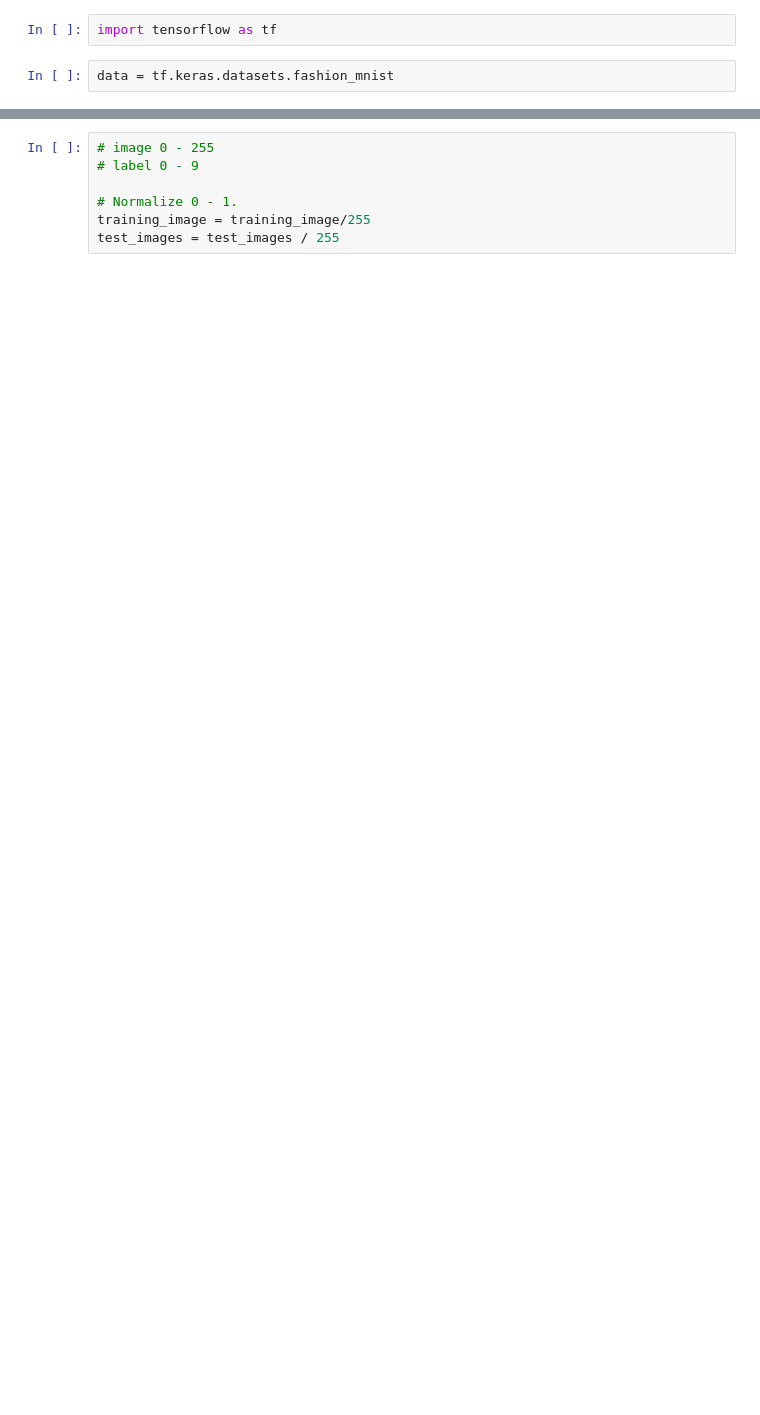
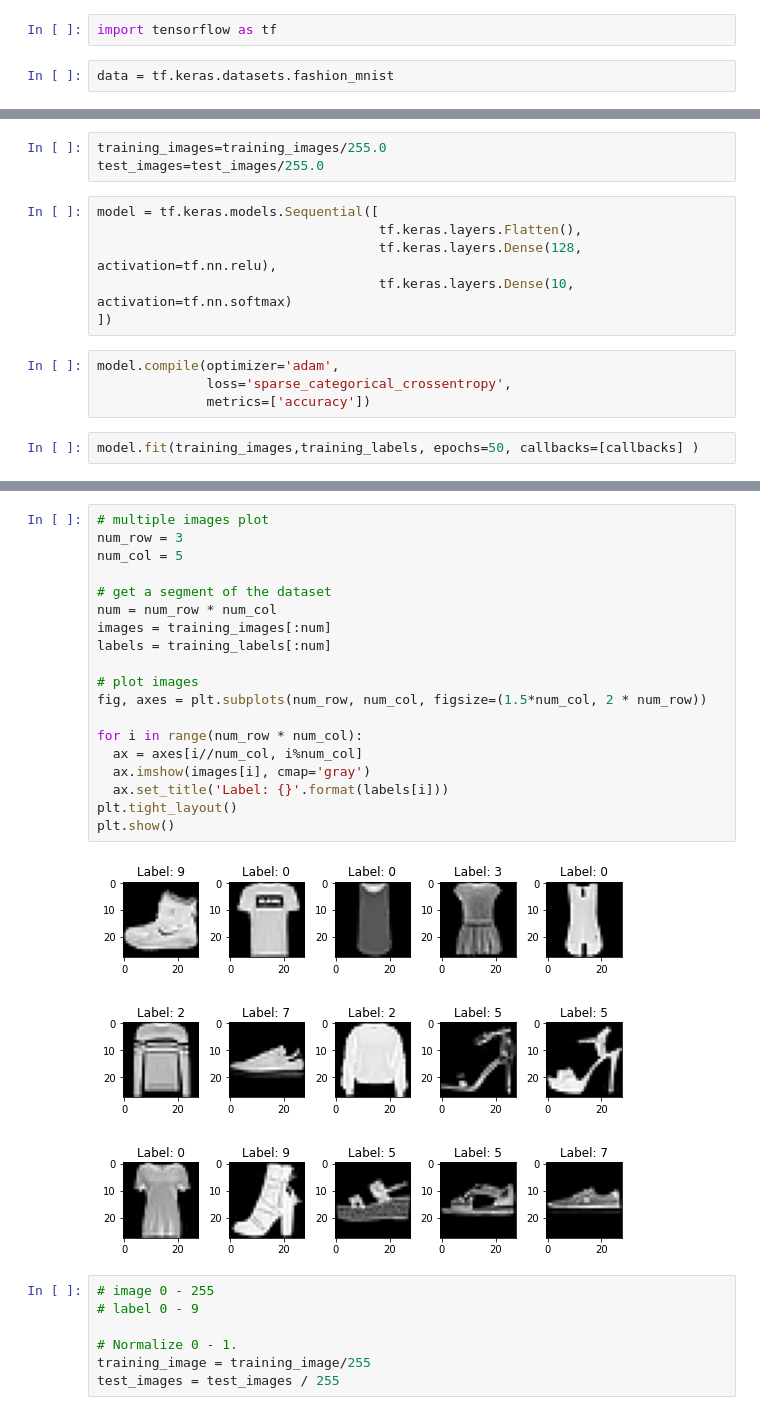
Before and after one commit to thammarat-ai/introAI, a Jupyter notebook: 2introCV.ipynb, the cells around one changed output, grey strips where cells are left out. Cells and saved outputs as stored; diff of their text form; blank space fills up the shorter version.

```diff
--- a/2introCV.ipynb
+++ b/2introCV.ipynb
@@ -76,0 +278,15 @@ training_labels.max()
+# %%
+training_images=training_images/255.0
+test_images=test_images/255.0
+# %%
+model = tf.keras.models.Sequential([
+                                    tf.keras.layers.Flatten(),
+                                    tf.keras.layers.Dense(128, activation=tf.nn.relu),
+                                    tf.keras.layers.Dense(10, activation=tf.nn.softmax)
+])
+# %%
+model.compile(optimizer='adam',
+              loss='sparse_categorical_crossentropy',
+              metrics=['accuracy'])
+# %%
+model.fit(training_images,training_labels, epochs=50, callbacks=[callbacks] )
@@ -77,3 +343,24 @@ training_labels.max()
+# %%
+# multiple images plot
+num_row = 3
+num_col = 5
+
+# get a segment of the dataset
+num = num_row * num_col
+images = training_images[:num]
+labels = training_labels[:num]
+
+# plot images
+fig, axes = plt.subplots(num_row, num_col, figsize=(1.5*num_col, 2 * num_row))
+
+for i in range(num_row * num_col):
+  ax = axes[i//num_col, i%num_col]
+  ax.imshow(images[i], cmap='gray')
+  ax.set_title('Label: {}'.format(labels[i]))
+plt.tight_layout()
+plt.show()
+# %% [output]
+[figure, added]
 # %%
 # image 0 - 255
 # label 0 - 9
```
Also changed, not shown: parts of 40 cells of this notebook.
